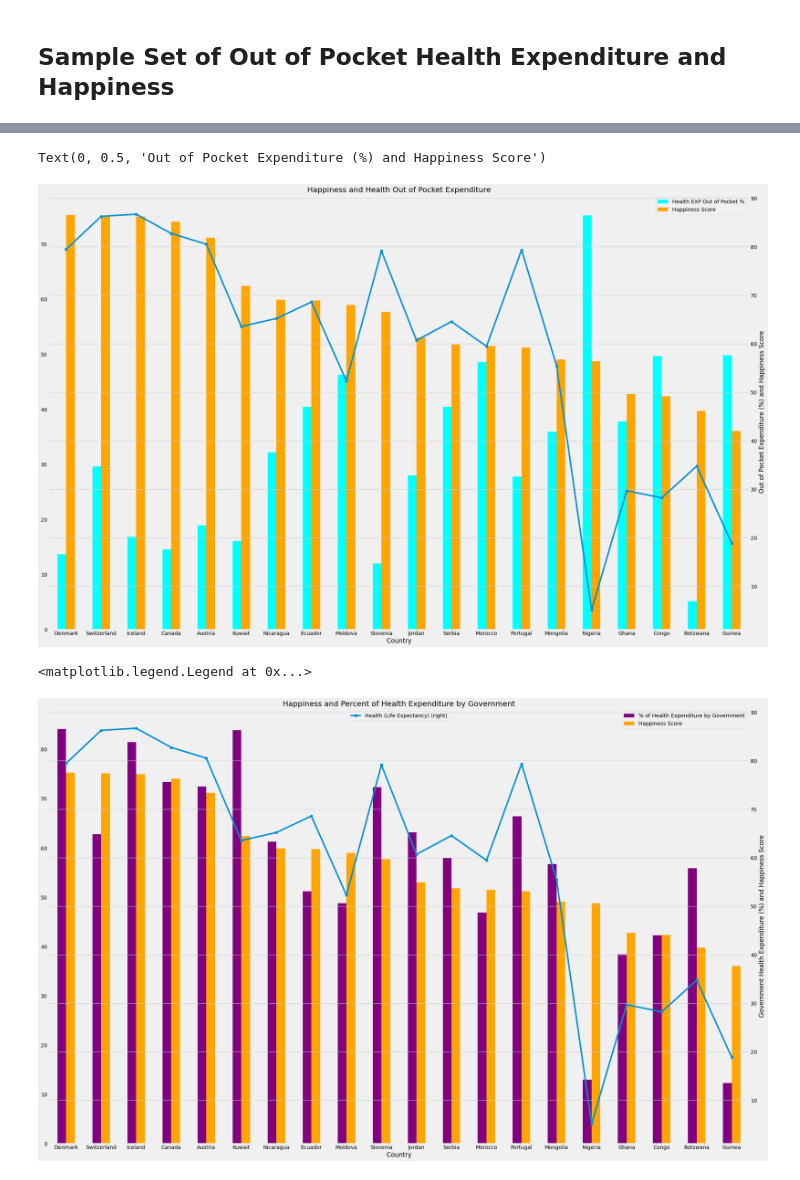
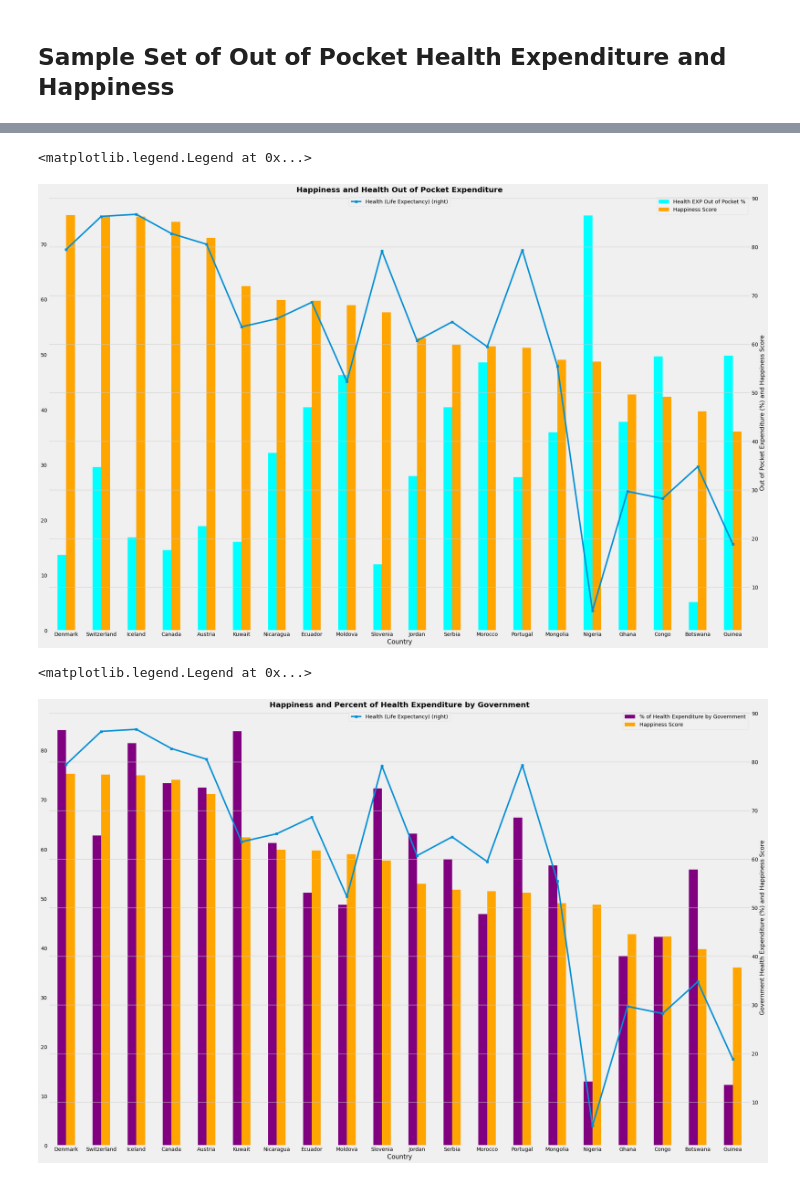
Before and after one commit to conwaykylej/Are_you_Sick_of_It, a Jupyter notebook: Out of Pocket Exp..ipynb, the cells around one changed output, grey strips where cells are left out. Saved outputs shown, nothing was run; the diff lists cells and outputs as text; code cells hidden in the pictures.

```diff
--- a/Out of Pocket Exp..ipynb
+++ b/Out of Pocket Exp..ipynb
@@ -272,25 +273,26 @@ Text(0, 0.5, 'Government and Personal Health Expenditure (%) and Freedom Score')
 # %%
 # Creating a DataFrame for Out of Pocket Expend and Happiness from Random Sample
 samp_op_df = renamed_file_sample_df.groupby(["Country"]).mean()["Health EXP Out of Pocket %"]
 samp_happiness_df = renamed_file_sample_df.groupby(["Country"]).mean()["Happiness Score"] * 10
 
 samp_ophappy_df = pd.DataFrame({
     "Health EXP Out of Pocket %": samp_op_df,
     "Happiness Score": samp_happiness_df
 }).sort_values("Happiness Score", ascending = False)
 
 
 # Graphing Out of Pocket Expend and Happiness
 style.use("fivethirtyeight")
 samp_ax = samp_ophappy_df.plot.bar(rot=0, figsize = (30,20),
                                           color={"Health EXP Out of Pocket %": "cyan", "Happiness Score": "orange"}
                                          )
 organized_samp_pub_ope_ophappy_df["Health (Life Expectancy)"].plot(kind="line", marker = "s", secondary_y = True)
-plt.title("Happiness and Health Out of Pocket Expenditure")
-plt.ylabel("Out of Pocket Expenditure (%) and Happiness Score")
+plt.title("Happiness and Health Out of Pocket Expenditure", fontweight ="bold", fontsize=20)
+plt.ylabel("Out of Pocket Expenditure (%) and Happiness Score", fontsize=16)
+plt.legend(loc="upper center")
 # %% [output]
-Text(0, 0.5, 'Out of Pocket Expenditure (%) and Happiness Score')
+<matplotlib.legend.Legend at 0x...>
-[figure, old version]
+[figure, new version]
 # %%
 # DataFrame of Governemnt Expenditure and Happiness
 samp_ge_df = renamed_file_sample_df.groupby(["Country"]).mean()["Health Expenditure Public %"]
@@ -309,9 +311,9 @@ samp_gehappy_df.plot.bar(rot=0, figsize = (30,20),
 #rganized_samp_pub_ope_ophappy_df["Freedom Score"].plot(kind="line", marker = "d", secondary_y = True)
 organized_samp_pub_ope_ophappy_df["Health (Life Expectancy)"].plot(kind="line", marker = "s", secondary_y = True)
 
-plt.title("Happiness and Percent of Health Expenditure by Government")
-plt.ylabel("Government Health Expenditure (%) and Happiness Score")
+plt.title("Happiness and Percent of Health Expenditure by Government", fontweight ="bold", fontsize=20)
+plt.ylabel("Government Health Expenditure (%) and Happiness Score", fontsize=16)
 plt.legend(loc="upper center")
 # %% [output]
 <matplotlib.legend.Legend at 0x...>
-[figure, old version]
+[figure, new version]
```
Also changed, not shown: parts of 3 cells of this notebook.
